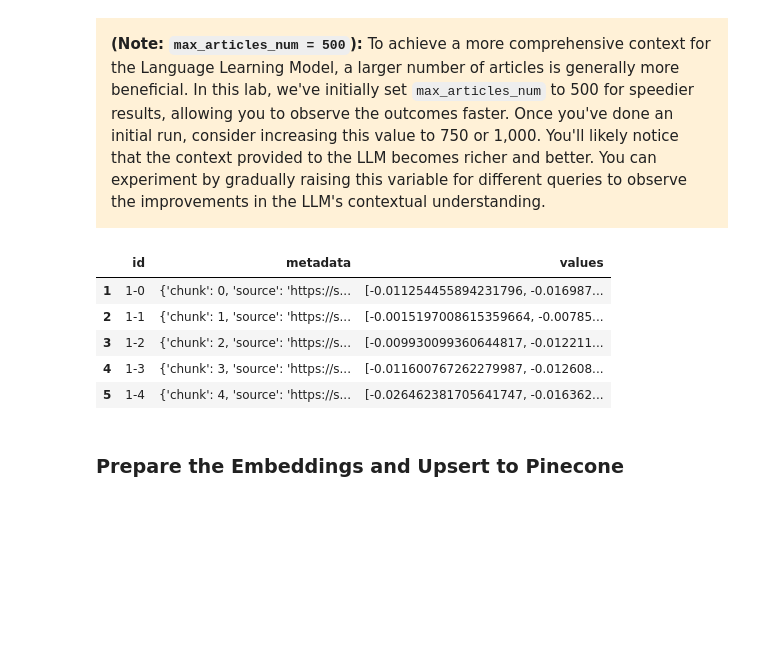
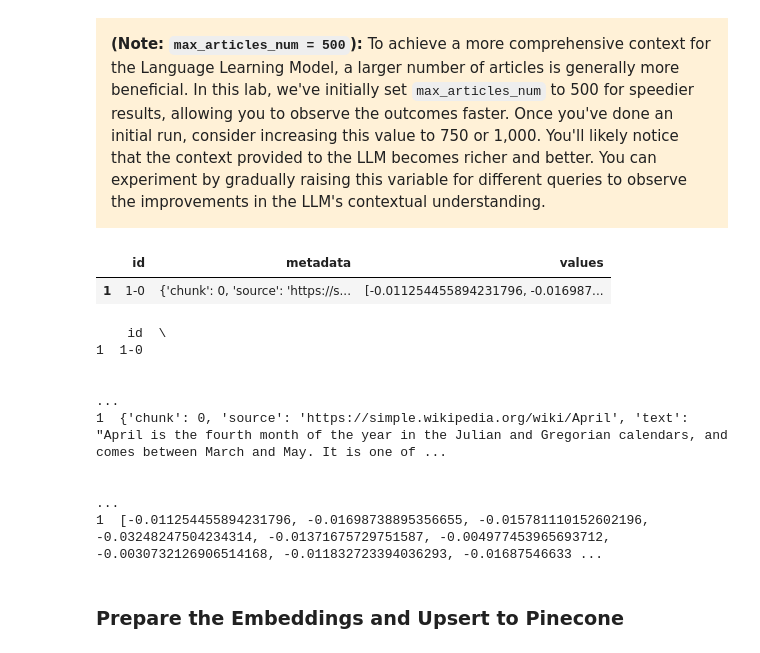
Before and after one commit to Vedclove/Trail-Workspace, a Jupyter notebook: Vector_Database/Lesson_2_Retrieval_Augmented_Generation.ipynb, the cells around one changed output. Cells and saved outputs as stored; diff of their text form; code cells hidden in the pictures; blank space fills up the shorter version.

```diff
--- a/Vector_Database/Lesson_2_Retrieval_Augmented_Generation.ipynb
+++ b/Vector_Database/Lesson_2_Retrieval_Augmented_Generation.ipynb
@@ -51,14 +70,22 @@ index = pinecone.Index(INDEX_NAME)
 # %%
 max_articles_num = 500
 df = pd.read_csv('./data/wiki.csv', nrows=max_articles_num)
-df.head()
+pd.set_option('display.max_colwidth', None)
+df.head(1)
 # %% [output]
 |  | id | metadata | values |
 | 1 | 1-0 | {'chunk': 0, 'source': 'https://s... | [-0.011254455894231796, -0.016987... |
-| 2 | 1-1 | {'chunk': 1, 'source': 'https://s... | [-0.0015197008615359664, -0.00785... |
-| 3 | 1-2 | {'chunk': 2, 'source': 'https://s... | [-0.009930099360644817, -0.012211... |
-| 4 | 1-3 | {'chunk': 3, 'source': 'https://s... | [-0.011600767262279987, -0.012608... |
-| 5 | 1-4 | {'chunk': 4, 'source': 'https://s... | [-0.026462381705641747, -0.016362... |
+# %%
+print(df[:1])
+# %% [output]
+    id  \
+1  1-0
+
+                                                                                                                                                                                                         ...
+1  {'chunk': 0, 'source': 'https://simple.wikipedia.org/wiki/April', 'text': "April is the fourth month of the year in the Julian and Gregorian calendars, and comes between March and May. It is one of ...
+
+                                                                                                                                                                                                         ...
+1  [-0.011254455894231796, -0.01698738895356655, -0.015781110152602196, -0.03248247504234314, -0.01371675729751587, -0.004977453965693712, -0.0030732126906514168, -0.011832723394036293, -0.01687546633 ...
 # %% [markdown]
 ### Prepare the Embeddings and Upsert to Pinecone
 # %%
```
Also changed, not shown: parts of 6 cells of this notebook, 1 other file.
